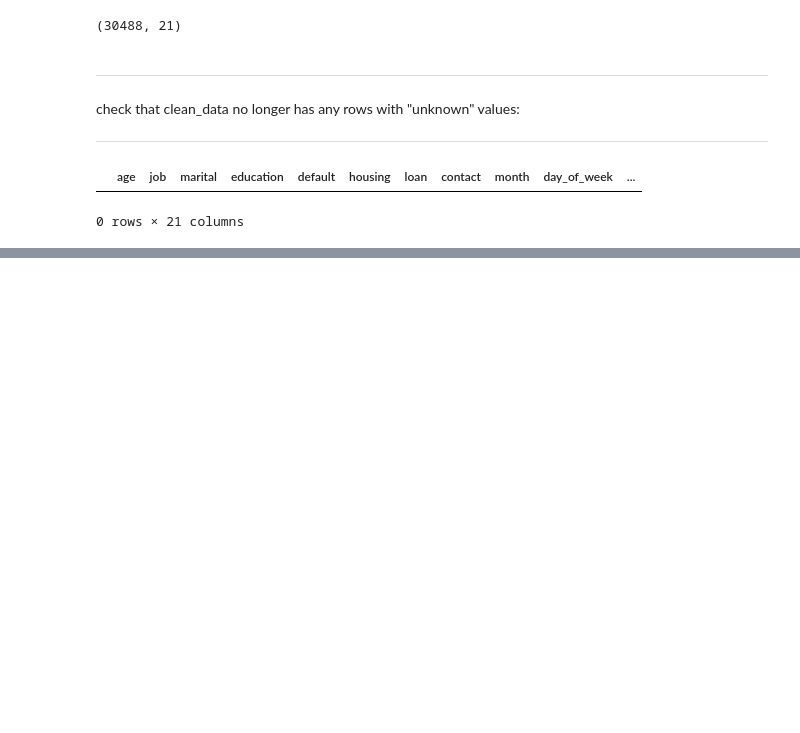
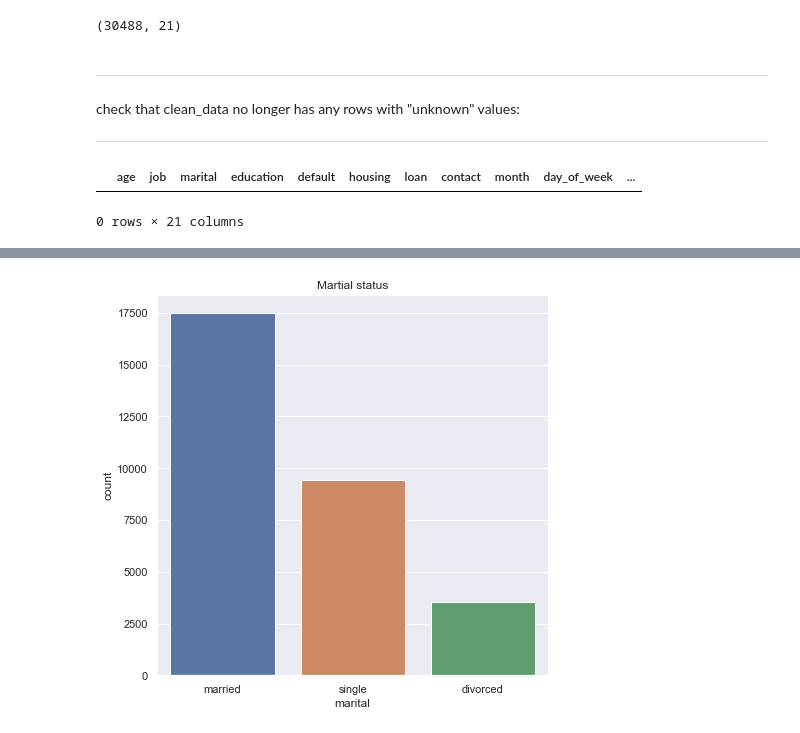
Before and after one commit to siddarthkaruka/Python-for-Data-Science, a Jupyter notebook: Predicting outcome for bank telemarketing/Predicting the outcome for bank telemarketing.ipynb, the cells around one changed output, grey strips where cells are left out. Saved outputs shown, nothing was run; the diff lists cells and outputs as text; code cells hidden in the pictures; blank space fills up the shorter version.

```diff
--- a/Predicting outcome for bank telemarketing/Predicting the outcome for bank telemarketing.ipynb
+++ b/Predicting outcome for bank telemarketing/Predicting the outcome for bank telemarketing.ipynb
@@ -193,0 +191,6 @@ clean_data['contact'].replace(to_replace='unknown',value=3,inplace=True)
+# %%
+plt.figure(figsize=(7,7))
+sns.countplot(clean_data.marital)
+plt.title('Martial status');
+# %% [output]
+[figure, added]
```
Also changed, not shown: parts of 80 cells of this notebook.
